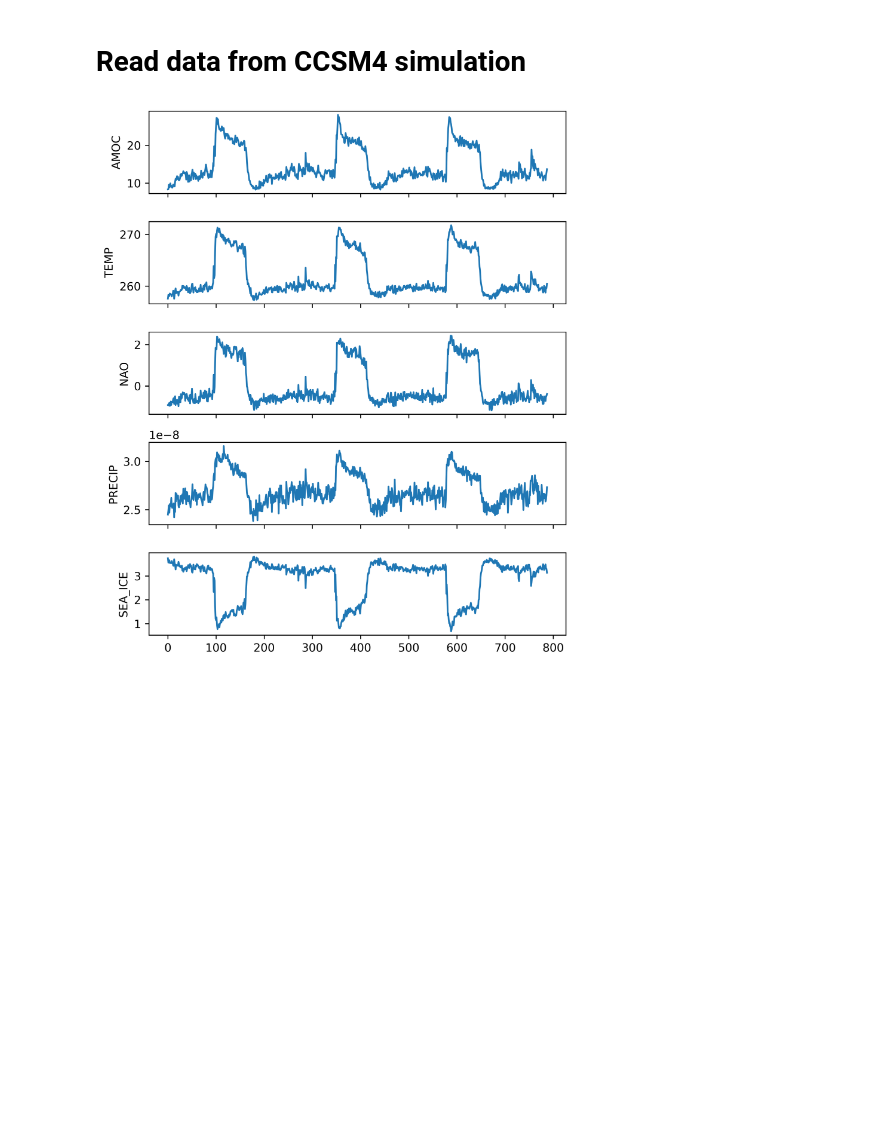
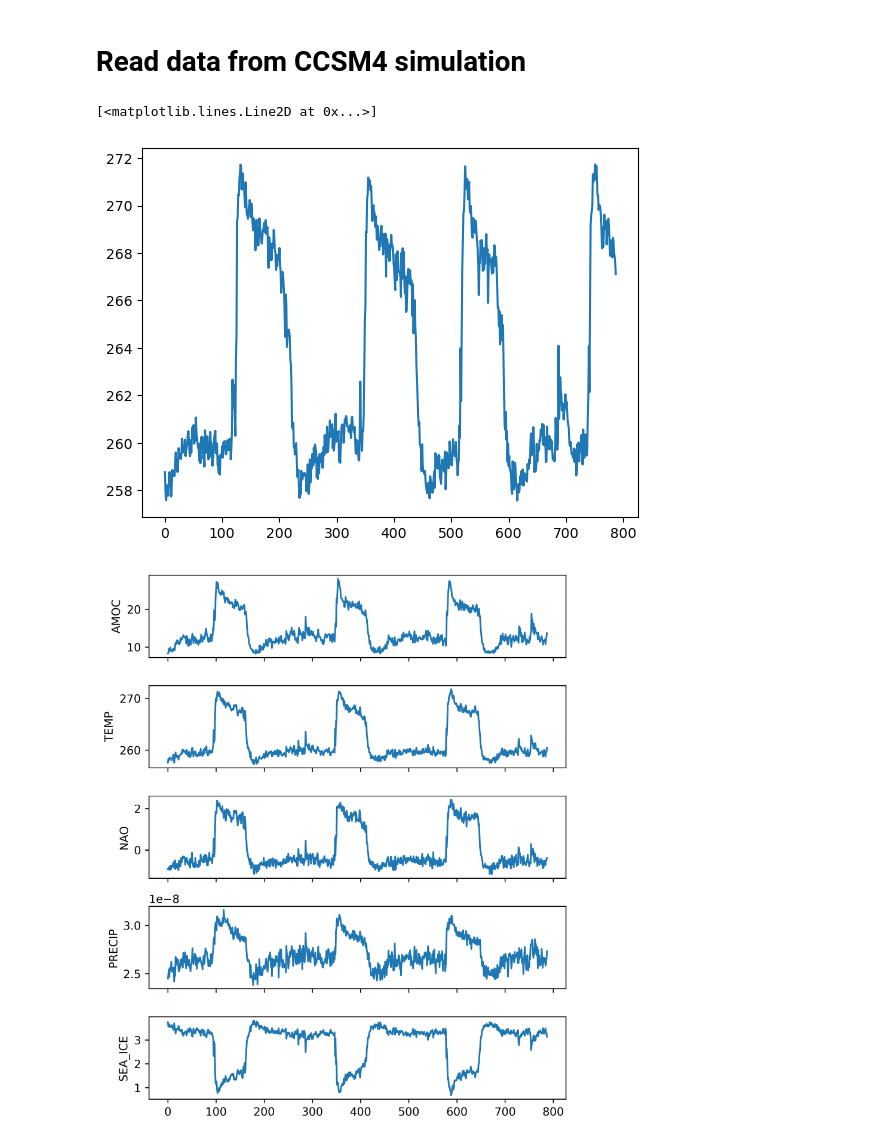
Before and after one commit to Peisong-Zheng/Paleoclimate_causality, a Jupyter notebook: GC_on_CCSM4_warming.ipynb, the cells around one changed output. Cells and saved outputs as stored; diff of their text form; code cells hidden in the pictures; blank space fills up the shorter version.

```diff
--- a/GC_on_CCSM4_warming.ipynb
+++ b/GC_on_CCSM4_warming.ipynb
@@ -1,5 +1,15 @@
 # %% [markdown]
 # Read data from CCSM4 simulation
+# %%
+import numpy as np
+import matplotlib.pyplot as plt
+
+TEMP = np.load('D:/VScode/Paleoclimate_causality/data/CCSM4/TEMP/210.npy')
+# plot TEMP using plt.plot
+plt.plot(TEMP)
+# %% [output]
+[<matplotlib.lines.Line2D at 0x...>]
+[figure, added]
 # %%
 
 import numpy as np
```
Also changed, not shown: 13 other files.
